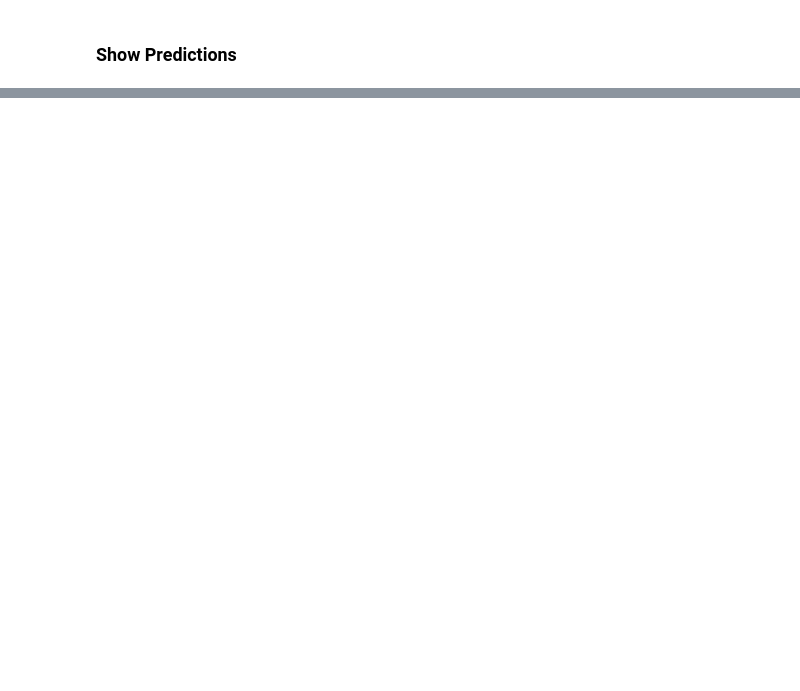
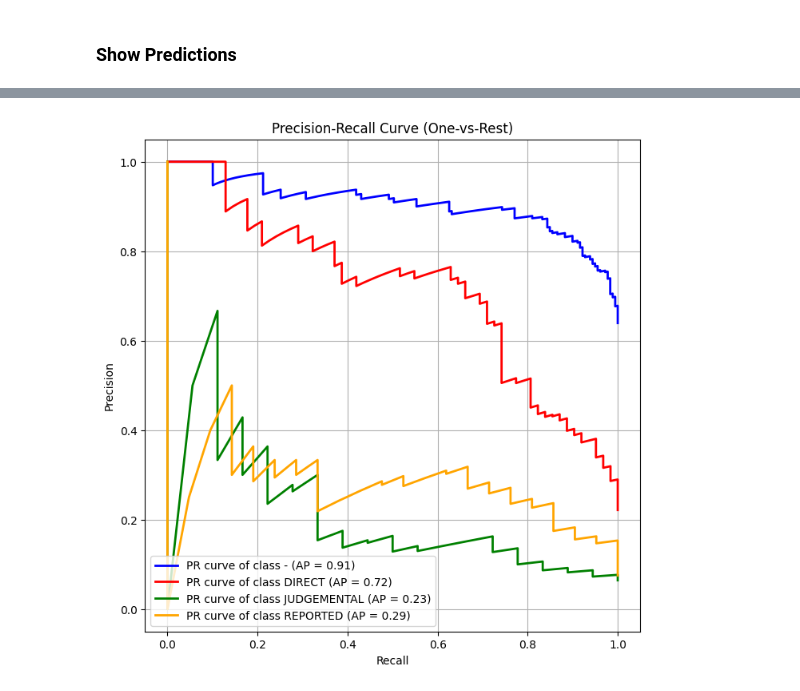
Before and after one commit to mattialodi0/progNLP, a Jupyter notebook: assignment-1/draft.ipynb, the cells around one changed output, grey strips where cells are left out. Drawn from its saved outputs; the diff is of its cells as text; code cells hidden in the pictures; blank space fills up the shorter version.

```diff
--- a/assignment-1/draft.ipynb
+++ b/assignment-1/draft.ipynb
@@ -1321,3 +1426,6 @@ f1_metric = load('f1')
+# %%
+acc_metric = load('accuracy')
+f1_metric = load('f1')
 # %%
 def compute_metrics_HF(eval_pred):
     predictions, labels = eval_pred
@@ -1478,0 +1909,38 @@ if count == 0:
+# %%
+from sklearn.metrics import precision_recall_curve, average_precision_score
+from itertools import cycle
+
+# Ottieni le probabilità (logits) dal modello
+predictions_output = best_trainer_2.predict(test_data)
+logits = predictions_output.predictions
+
+# Applica la funzione softmax per ottenere le probabilità
+probabilities = torch.softmax(torch.tensor(logits), dim=1).numpy()
+labels = predictions_output.label_ids
+
+# Disegna la PR Curve (One-vs-Rest)
+plt.figure(figsize=(8, 8))
+colors = cycle(['blue', 'red', 'green', 'orange'])
+class_labels = ['-', 'DIRECT', 'JUDGEMENTAL', 'REPORTED'] # Nomi delle classi
+
+for i, color in zip(range(4), colors):
+    # Per ogni classe, binarizza le etichette (vero se è la classe i, falso altrimenti)
+    binary_labels = (labels == i)
+
+    # Calcola Precision, Recall e Soglia per la classe i
+    precision, recall, _ = precision_recall_curve(binary_labels, probabilities[:, i])
+
+    # Calcola l'Area Sotto la Curva (Average Precision)
+    ap = average_precision_score(binary_labels, probabilities[:, i])
+
+    # Disegna la curva
+    plt.plot(recall, precision, color=color, lw=2,
+             label=f'PR curve of class {class_labels[i]} (AP = {ap:.2f})')
+
+plt.xlabel("Recall")
+plt.ylabel("Precision")
+plt.title("Precision-Recall Curve (One-vs-Rest)")
+plt.legend(loc="lower left")
+plt.grid(True)
+plt.show()
+# %% [output]
@@ -1478,0 +1948 @@ if count == 0:
+[figure, added]
```
Also changed, not shown: parts of 43 cells of this notebook, 1 other file.
